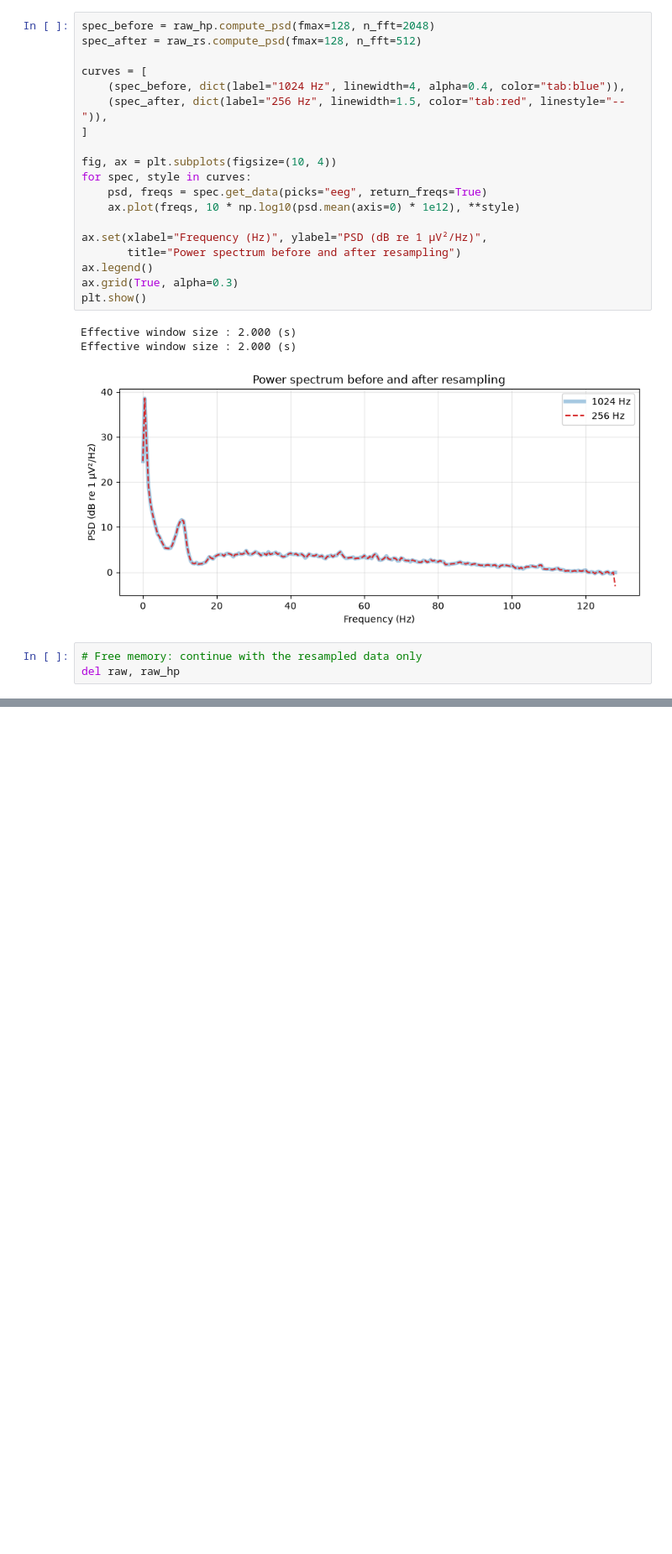
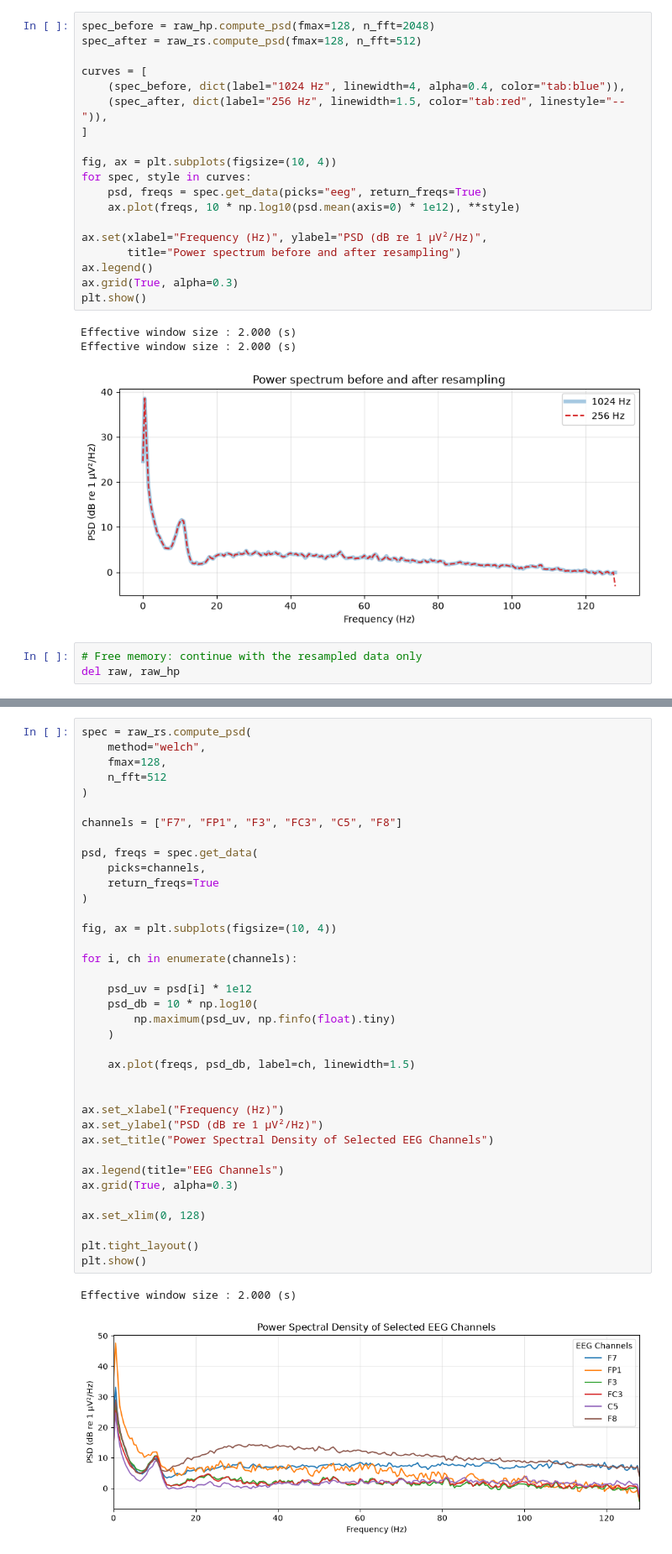
Before and after one commit to ajohari-moghadam/eeg-erp-learning, a Jupyter notebook: notebooks/03_preprocessing.ipynb, the cells around one changed output, grey strips where cells are left out. Shown at 84% size. Drawn from its saved outputs; the diff is of its cells as text; blank space fills up the shorter version.

```diff
--- a/notebooks/03_preprocessing.ipynb
+++ b/notebooks/03_preprocessing.ipynb
@@ -271,0 +505,40 @@ consulted to confirm that no notch filter was applied.
+# %%
+spec = raw_rs.compute_psd(
+    method="welch",
+    fmax=128,
+    n_fft=512
+)
+
+channels = ["F7", "FP1", "F3", "FC3", "C5", "F8"]
+
+psd, freqs = spec.get_data(
+    picks=channels,
+    return_freqs=True
+)
+
+fig, ax = plt.subplots(figsize=(10, 4))
+
+for i, ch in enumerate(channels):
+
+    psd_uv = psd[i] * 1e12
+    psd_db = 10 * np.log10(
+        np.maximum(psd_uv, np.finfo(float).tiny)
+    )
+
+    ax.plot(freqs, psd_db, label=ch, linewidth=1.5)
+
+
+ax.set_xlabel("Frequency (Hz)")
+ax.set_ylabel("PSD (dB re 1 µV²/Hz)")
+ax.set_title("Power Spectral Density of Selected EEG Channels")
+
+ax.legend(title="EEG Channels")
+ax.grid(True, alpha=0.3)
+
+ax.set_xlim(0, 128)
+
+plt.tight_layout()
+plt.show()
+# %% [output]
+Effective window size : 2.000 (s)
+[figure, added]
```
Also changed, not shown: parts of 14 cells of this notebook.
